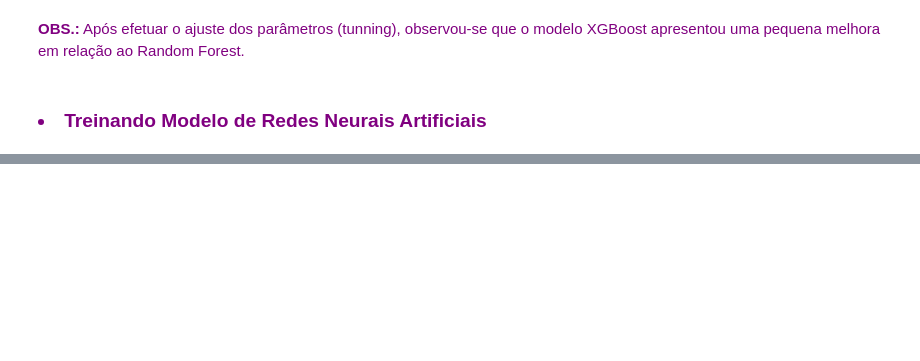
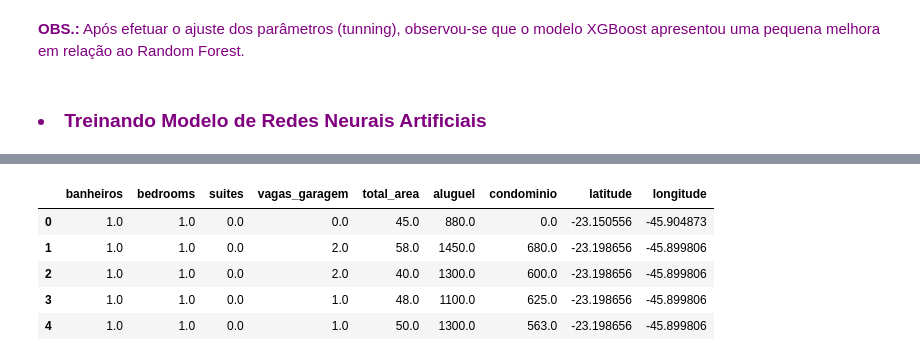
Before and after one commit to fabiollg/PI-4_Predicao_Valores_Imoveis_SJC, a Jupyter notebook: PI_4_Predicao_Valores_Imoveis_SJC.ipynb, the cells around one changed output, grey strips where cells are left out. Cells and saved outputs as stored; diff of their text form; code cells hidden in the pictures; blank space fills up the shorter version.

```diff
--- a/PI_4_Predicao_Valores_Imoveis_SJC.ipynb
+++ b/PI_4_Predicao_Valores_Imoveis_SJC.ipynb
@@ -758,0 +919,10 @@ from sklearn.neural_network import MLPRegressor
+# %%
+dados_recuperados = pd.DataFrame(minmax.inverse_transform(dados_tratados_std), columns= colunas)
+dados_recuperados.head()
+# %% [output]
+|  | banheiros | bedrooms | suites | vagas_garagem | total_area | aluguel | condominio | latitude | longitude |
+| 0 | 1.0 | 1.0 | 0.0 | 0.0 | 45.0 | 880.0 | 0.0 | -23.150556 | -45.904873 |
+| 1 | 1.0 | 1.0 | 0.0 | 2.0 | 58.0 | 1450.0 | 680.0 | -23.198656 | -45.899806 |
+| 2 | 1.0 | 1.0 | 0.0 | 2.0 | 40.0 | 1300.0 | 600.0 | -23.198656 | -45.899806 |
+| 3 | 1.0 | 1.0 | 0.0 | 1.0 | 48.0 | 1100.0 | 625.0 | -23.198656 | -45.899806 |
+| 4 | 1.0 | 1.0 | 0.0 | 1.0 | 50.0 | 1300.0 | 563.0 | -23.198656 | -45.899806 |
```
Also changed, not shown: parts of 39 cells of this notebook.
